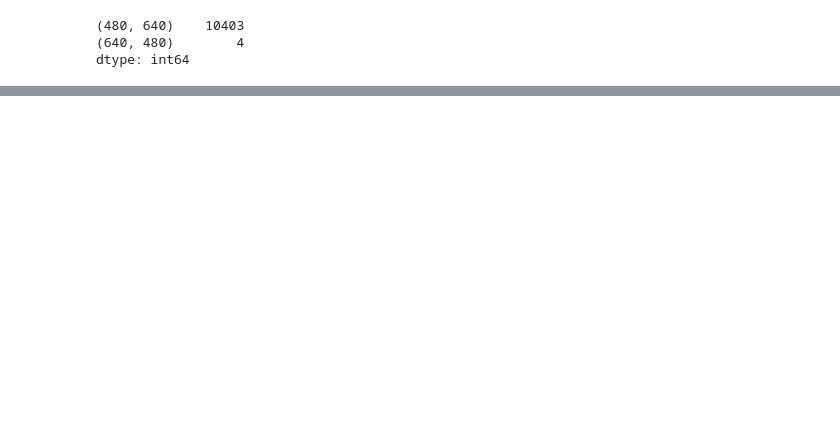
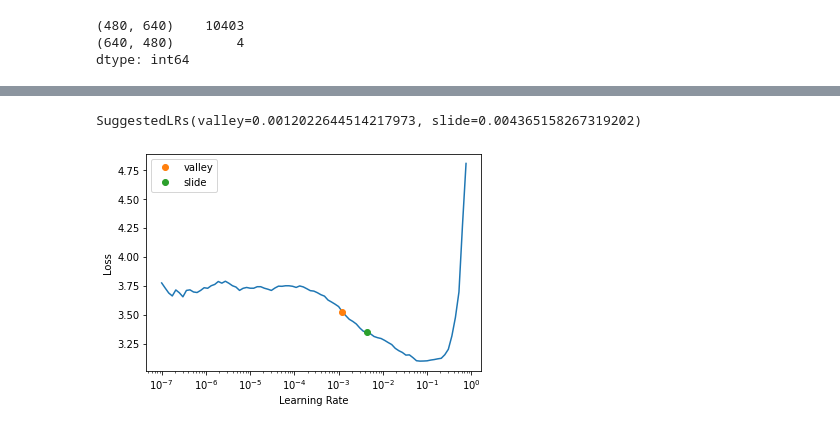
Before and after one commit to flostracke/kaggle_paddy_disease, a Jupyter notebook: starter.ipynb, the cells around one changed output, grey strips where cells are left out. Drawn from its saved outputs; the diff is of its cells as text; code cells hidden in the pictures; blank space fills up the shorter version.

```diff
--- a/starter.ipynb
+++ b/starter.ipynb
@@ -41,0 +44,3 @@ learn = vision_learner(dls, 'resnet26d', metrics=error_rate, path='.').to_fp16()
+# %%
+learn.lr_find(suggest_funcs=(valley, slide))
+# %% [output]
@@ -41,0 +48,2 @@ learn = vision_learner(dls, 'resnet26d', metrics=error_rate, path='.').to_fp16()
+SuggestedLRs(valley=0.0012022644514217973, slide=0.004365158267319202)
+[figure, added]
```
Also changed, not shown: parts of 13 cells of this notebook, 1 other file.
